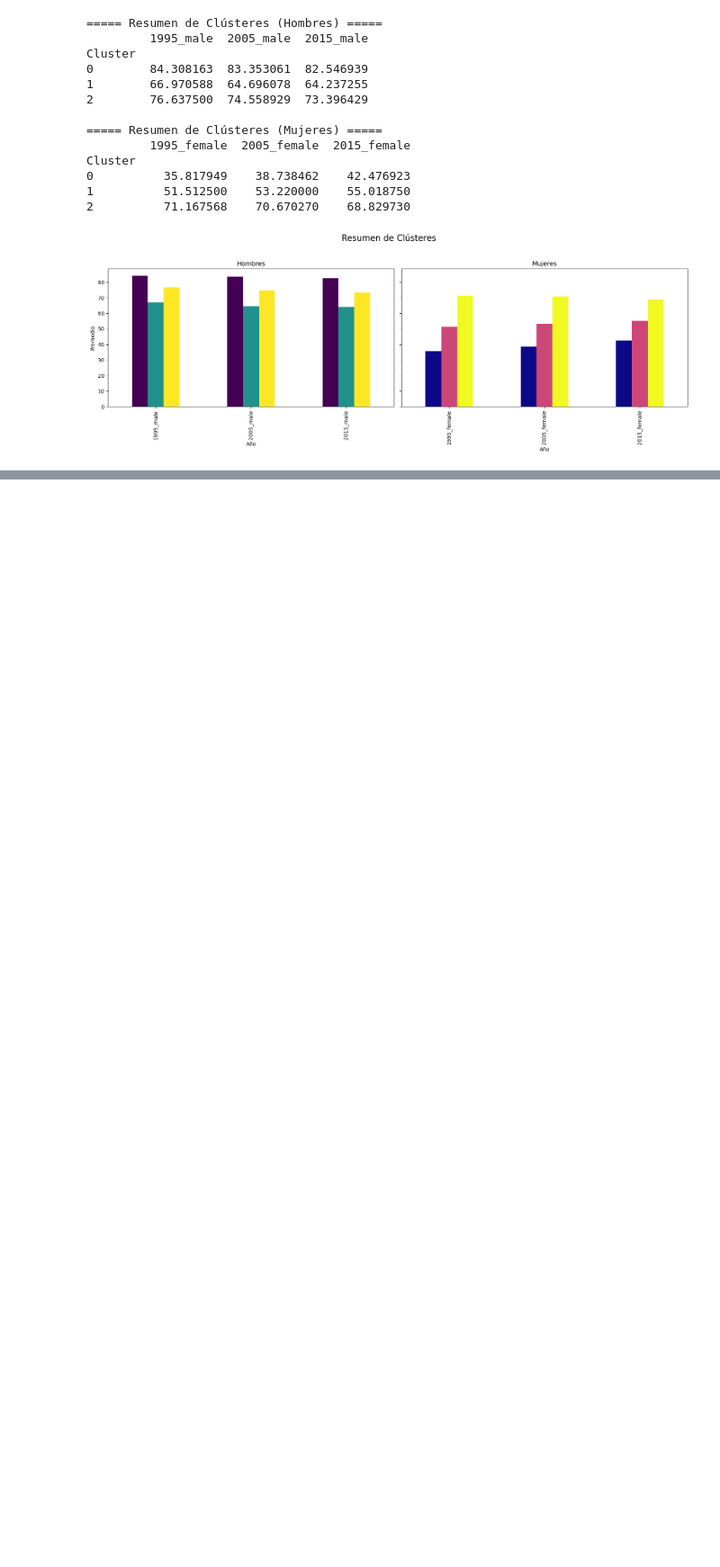
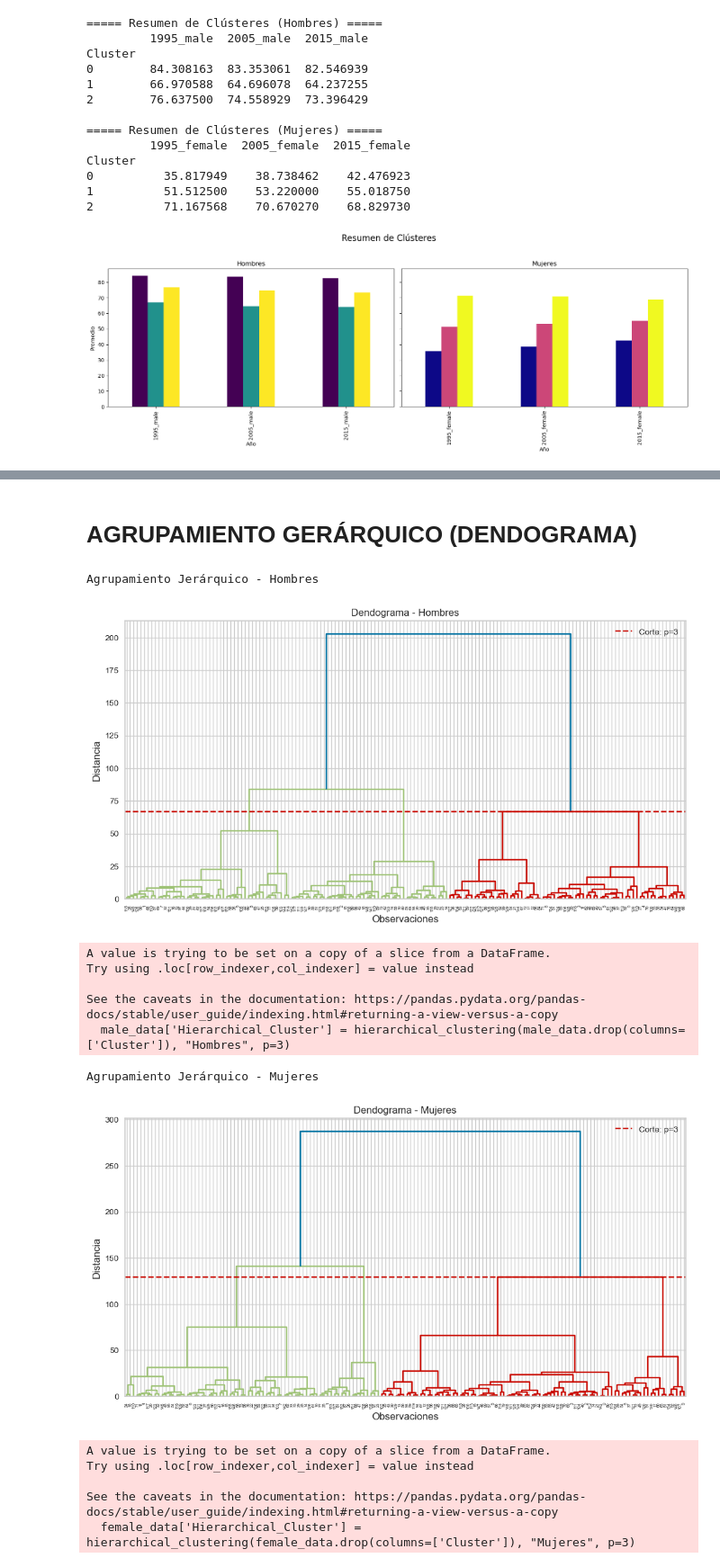
Before and after one commit to camilorav31/labourforce_clustering, a Jupyter notebook: Microproyecto2.ipynb, the cells around one changed output, grey strips where cells are left out. Shown at 90% size. Saved outputs shown, nothing was run; the diff lists cells and outputs as text; code cells hidden in the pictures; blank space fills up the shorter version.

```diff
--- a/Microproyecto2.ipynb
+++ b/Microproyecto2.ipynb
@@ -399,0 +536,65 @@ Cluster
+# %% [markdown]
+# AGRUPAMIENTO GERÁRQUICO (DENDOGRAMA)
+# %%
+from scipy.cluster.hierarchy import dendrogram, linkage, fcluster
+import matplotlib.pyplot as plt
+
+# Función para generar dendograma y asignar clústeres con p=3
+def hierarchical_clustering(data, title, p=3):
+    # Generar el linkage
+    linked = linkage(data, method='ward')
+
+    # Generar dendograma
+    plt.figure(figsize=(12, 6))
+    dendrogram(linked, orientation='top', distance_sort='descending', show_leaf_counts=True)
+    plt.title(f"Dendograma - {title}")
+    plt.xlabel("Observaciones")
+    plt.ylabel("Distancia")
+    plt.axhline(y=linked[-p, 2], color='r', linestyle='--', label=f'Corte: p={p}')
+    plt.legend()
+    plt.show()
+
+    # Asignar clústeres
+    clusters = fcluster(linked, t=p, criterion='maxclust')
+    return clusters
+
+# Agrupamiento jerárquico para hombres
+print("Agrupamiento Jerárquico - Hombres")
+male_data['Hierarchical_Cluster'] = hierarchical_clustering(male_data.drop(columns=['Cluster']), "Hombres", p=3)
+
+# Agrupamiento jerárquico para mujeres
+print("Agrupamiento Jerárquico - Mujeres")
+female_data['Hierarchical_Cluster'] = hierarchical_clustering(female_data.drop(columns=['Cluster']), "Mujeres", p=3)
+
+# Visualización de los clústeres jerárquicos para hombres
+plt.figure(figsize=(8, 6))
+plt.scatter(male_data['1995_male'], male_data['2015_male'], c=male_data['Hierarchical_Cluster'], cmap='viridis', s=50)
+plt.title("Clústeres Jerárquicos - Hombres")
+plt.xlabel("1995 Male")
+plt.ylabel("2015 Male")
+plt.colorbar(label="Cluster")
+plt.show()
+
+# Visualización de los clústeres jerárquicos para mujeres
+plt.figure(figsize=(8, 6))
+plt.scatter(female_data['1995_female'], female_data['2015_female'], c=female_data['Hierarchical_Cluster'], cmap='viridis', s=50)
+plt.title("Clústeres Jerárquicos - Mujeres")
+plt.xlabel("1995 Female")
+plt.ylabel("2015 Female")
+plt.colorbar(label="Cluster")
+plt.show()
+# %% [output]
+Agrupamiento Jerárquico - Hombres
+[figure, added]
+A value is trying to be set on a copy of a slice from a DataFrame.
+Try using .loc[row_indexer,col_indexer] = value instead
+
+See the caveats in the documentation: https://pandas.pydata.org/pandas-docs/stable/user_guide/indexing.html#returning-a-view-versus-a-copy
+  male_data['Hierarchical_Cluster'] = hierarchical_clustering(male_data.drop(columns=['Cluster']), "Hombres", p=3)
+Agrupamiento Jerárquico - Mujeres
+[figure, added]
+A value is trying to be set on a copy of a slice from a DataFrame.
+Try using .loc[row_indexer,col_indexer] = value instead
+
+See the caveats in the documentation: https://pandas.pydata.org/pandas-docs/stable/user_guide/indexing.html#returning-a-view-versus-a-copy
+  female_data['Hierarchical_Cluster'] = hierarchical_clustering(female_data.drop(columns=['Cluster']), "Mujeres", p=3)
```
Also changed, not shown: parts of 7 cells of this notebook.
